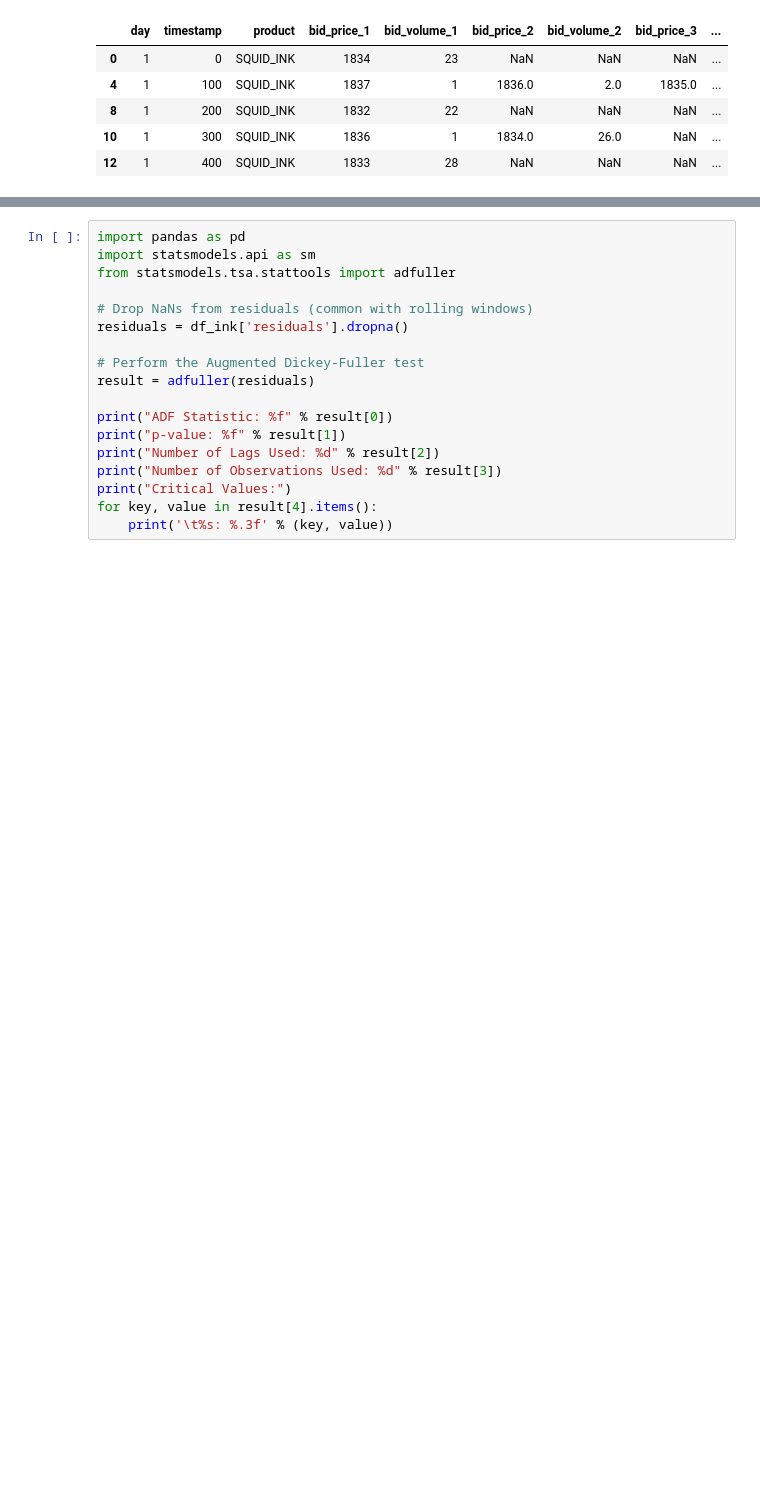
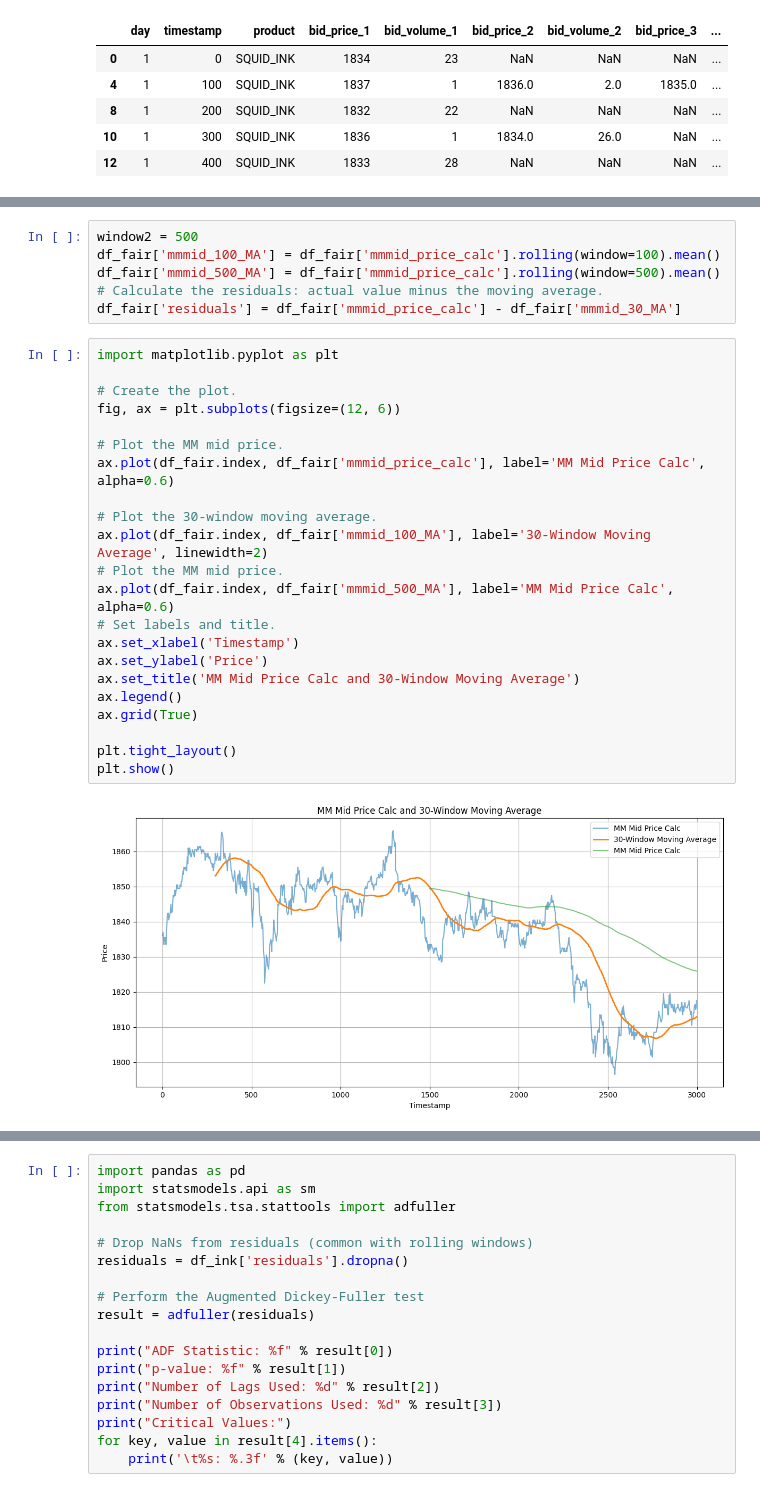
Before and after one commit to UlrichVestuche/IMC-Prosperity-3, a Jupyter notebook: Round_1/Misha/data.ipynb, the cells around one changed output, grey strips where cells are left out. Drawn from its saved outputs; the diff is of its cells as text; blank space fills up the shorter version.

```diff
--- a/Round_1/Misha/data.ipynb
+++ b/Round_1/Misha/data.ipynb
@@ -231,3 +231,33 @@ plt.show()
+# %%
+window2 = 500
+df_fair['mmmid_100_MA'] = df_fair['mmmid_price_calc'].rolling(window=100).mean()
+df_fair['mmmid_500_MA'] = df_fair['mmmid_price_calc'].rolling(window=500).mean()
+# Calculate the residuals: actual value minus the moving average.
+df_fair['residuals'] = df_fair['mmmid_price_calc'] - df_fair['mmmid_30_MA']
+# %%
+import matplotlib.pyplot as plt
+
+# Create the plot.
+fig, ax = plt.subplots(figsize=(12, 6))
+
+# Plot the MM mid price.
+ax.plot(df_fair.index, df_fair['mmmid_price_calc'], label='MM Mid Price Calc', alpha=0.6)
+
+# Plot the 30-window moving average.
+ax.plot(df_fair.index, df_fair['mmmid_100_MA'], label='30-Window Moving Average', linewidth=2)
+# Plot the MM mid price.
+ax.plot(df_fair.index, df_fair['mmmid_500_MA'], label='MM Mid Price Calc', alpha=0.6)
+# Set labels and title.
+ax.set_xlabel('Timestamp')
+ax.set_ylabel('Price')
+ax.set_title('MM Mid Price Calc and 30-Window Moving Average')
+ax.legend()
+ax.grid(True)
+
+plt.tight_layout()
+plt.show()
+# %% [output]
+[figure, added]
 # %%
 import matplotlib.pyplot as plt
 
```
Also changed, not shown: parts of 4 cells of this notebook, 2 other files.
